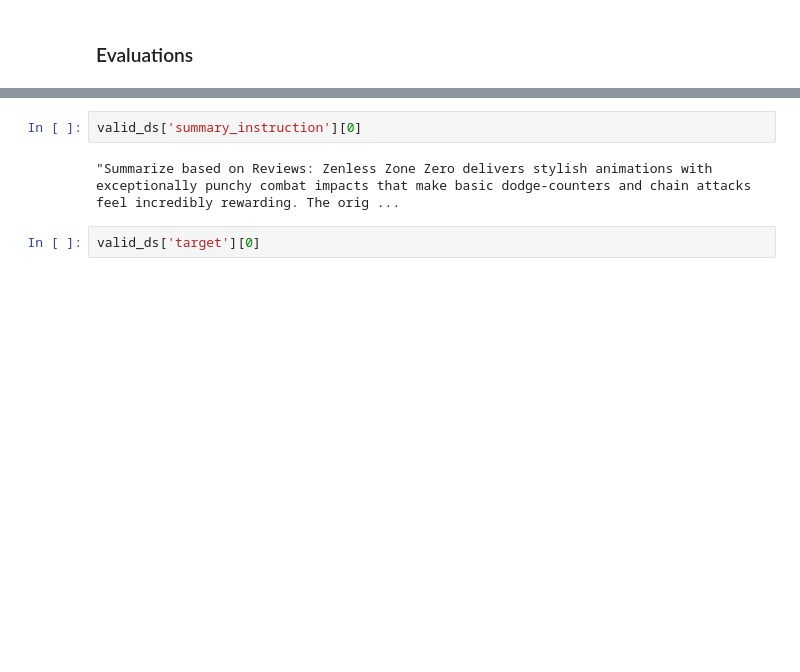
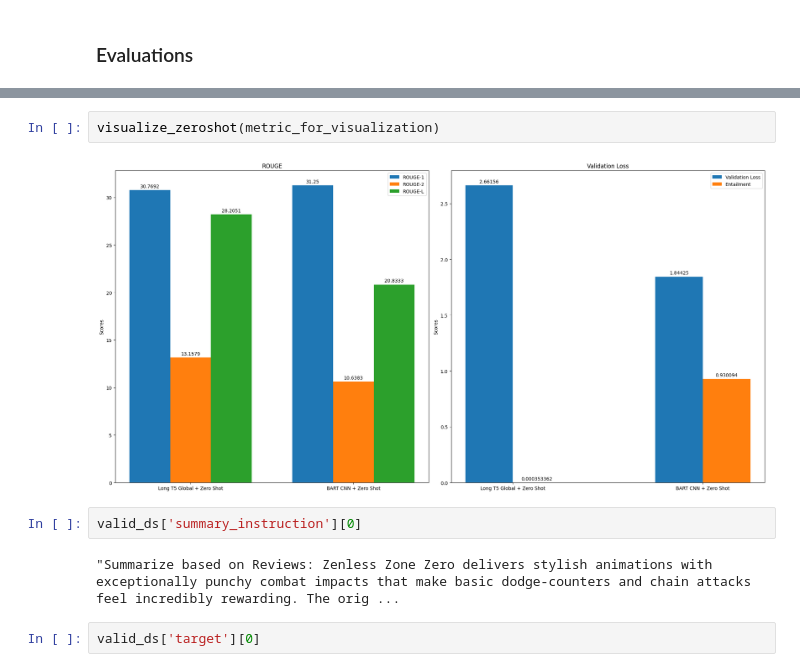
Before and after one commit to RinMDfa-a/IF5153_NLP_Final_Projects, a Jupyter notebook: experiments/phase_3part.ipynb, the cells around one changed output, grey strips where cells are left out. Drawn from its saved outputs; the diff is of its cells as text; blank space fills up the shorter version.

```diff
--- a/experiments/phase_3part.ipynb
+++ b/experiments/phase_3part.ipynb
@@ -575,3 +673,7 @@ visualize_history(metric_for_visualization)
+# %%
+visualize_zeroshot(metric_for_visualization)
+# %% [output]
+[figure, added]
 # %%
 valid_ds['summary_instruction'][0]
 # %% [output]
```
Also changed, not shown: parts of 25 cells of this notebook.
